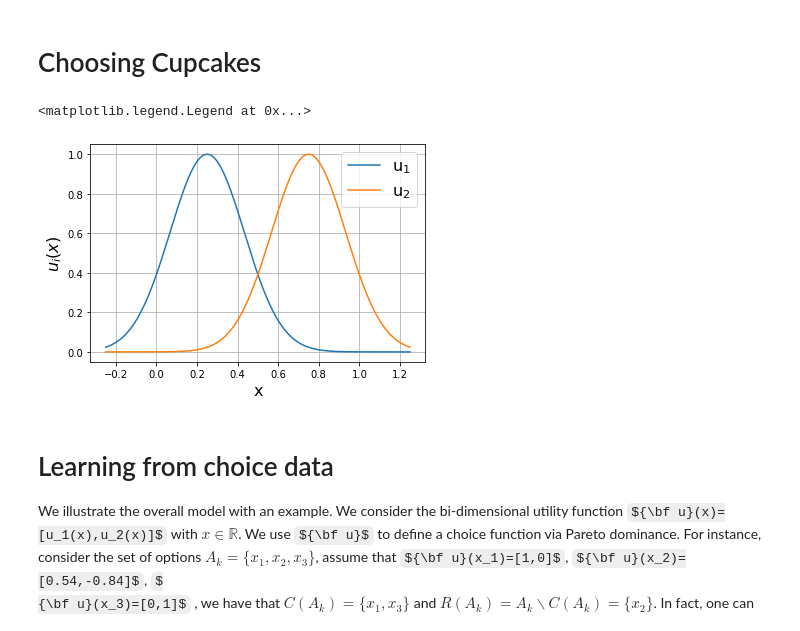
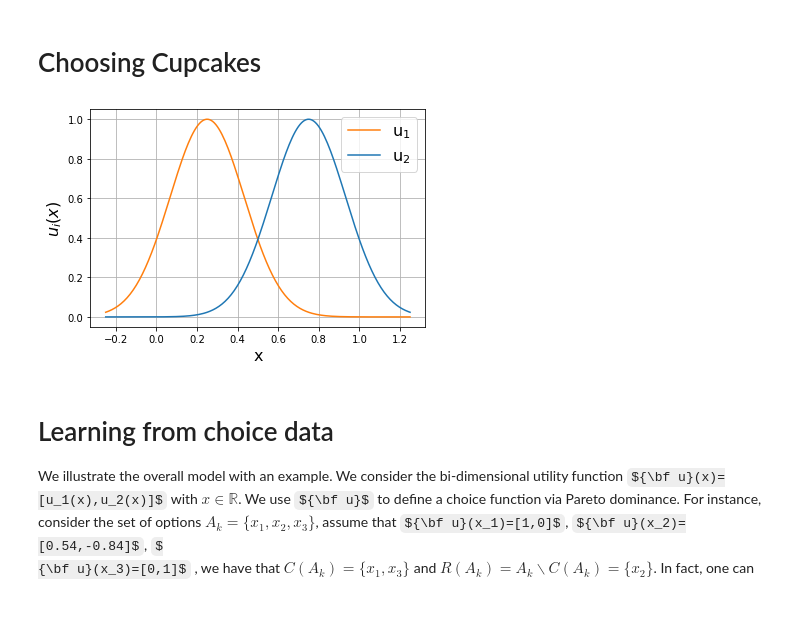
Before and after one commit to benavoli/prefGP, a Jupyter notebook: notebooks/Choosing_cupcakes.ipynb, the cells around one changed output. Drawn from its saved outputs; the diff is of its cells as text; code cells hidden in the pictures; some formulas as TeX source.

```diff
--- a/notebooks/Choosing_cupcakes.ipynb
+++ b/notebooks/Choosing_cupcakes.ipynb
@@ -14,25 +11,24 @@ The autoreload extension is already loaded. To reload it, use:
 # %% [markdown]
 # Choosing Cupcakes
 # %%
-np.random.seed(42)
+np.random.seed(1)
 bounds=[[-0.25,1.25]]
-def fun(x,noise=0):
-    u1 = np.exp(-(x-0.25)**2*15)
-    u2 = np.exp(-(x-0.75)**2*15)
-    return np.hstack([u1,u2])+noise
-Xpred=np.linspace(bounds[0][0],bounds[0][1],365)[:,None]
+def fun(x,sigma=0):
+    u1 = np.exp(-(x-0.25)**2*15)+np.random.randn(len(x),1)*sigma #np.exp(-(x-0.25)**2*15)
+    u2 = np.exp(-(x-0.75)**2*15)+np.random.randn(len(x),1)*sigma #np.exp(-(x-0.75)**2*15)
+    return np.hstack([u1,u2])
+Xpred=np.linspace(bounds[0][0],bounds[0][1],200)[:,None]
 
-output = fun(Xpred)
-plt.plot(Xpred[:,0],output[:,0],color='C0',label="u$_1$")
-plt.plot(Xpred[:,0],output[:,1],color='C1',label="u$_2$")
+output = fun(Xpred,0.0)
+plt.plot(Xpred[:,0],output[:,0],color='C1',label="u$_1$")
+plt.plot(Xpred[:,0],output[:,1],color='C0',label="u$_2$")
 plt.xlabel("x",fontsize=16)
 plt.ylabel("$u_i(x)$",fontsize=16);
 plt.grid()
 plt.legend(fontsize=16)
-#plt.savefig("ChoiceCupcake.pdf")
+plt.savefig("ChoiceCupcake.pdf")
 # %% [output]
-<matplotlib.legend.Legend at 0x...>
-[figure, old version]
+[figure, new version]
 # %% [markdown]
 # Learning from choice data
 
```
Also changed, not shown: parts of 14 cells of this notebook, 36 other files.
